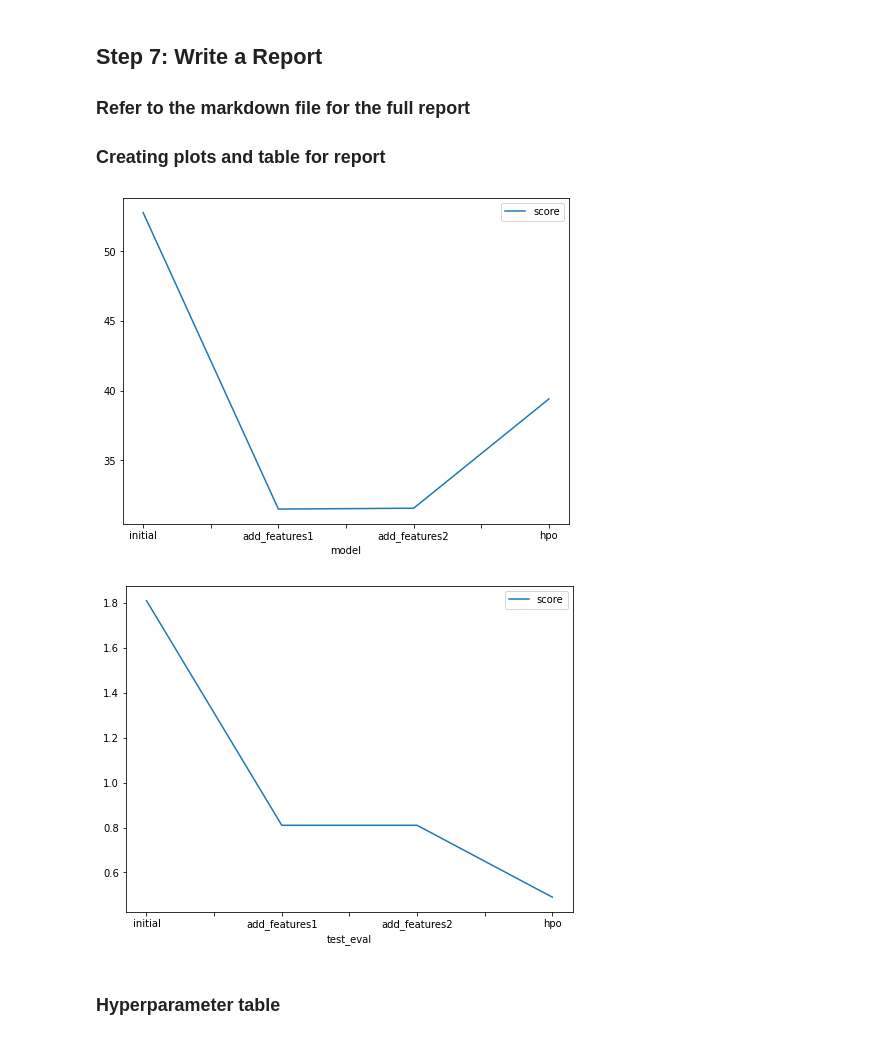
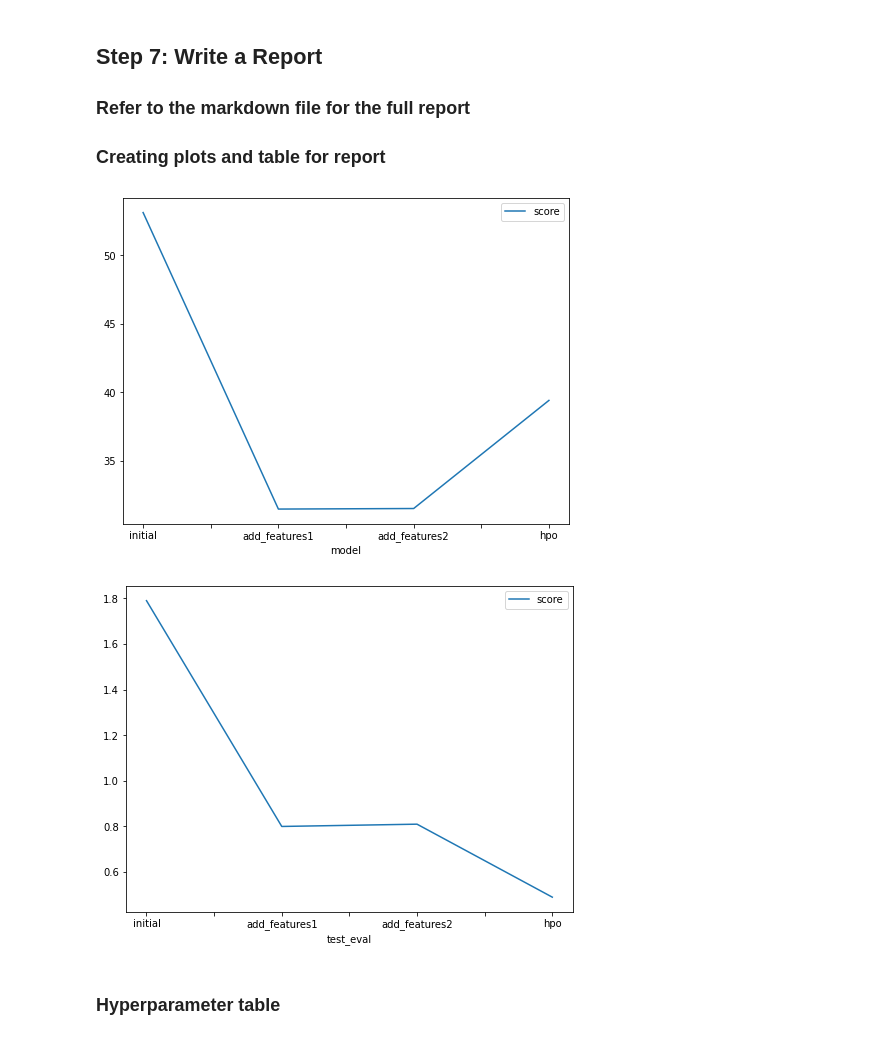
Before and after one commit to Gerban/Bike-Sharing-Demand-with-AutoGluon, a Jupyter notebook: BikeshareDemand_AutoGluon_AG.ipynb, the cells around one changed output. Saved outputs shown, nothing was run; the diff lists cells and outputs as text; code cells hidden in the pictures.

```diff
--- a/BikeshareDemand_AutoGluon_AG.ipynb
+++ b/BikeshareDemand_AutoGluon_AG.ipynb
@@ -709,26 +716,26 @@ submission_new_hpo.to_csv('./bike-sharing-demand/submission_new_hpo.csv', index=
 # %%
 # Taking the top model score from each training run and creating a line plot to show improvement
 # You can create these in the notebook and save them to PNG or use some other tool (e.g. google sheets, excel)
 fig = pd.DataFrame(
     {
         "model": ["initial", "add_features1", "add_features2", "hpo"],
-        "score": [52.76, 31.52, 31.58, 39.41]
+        "score": [53.10, 31.49, 31.53, 39.41]
     }
 ).plot(x="model", y="score", figsize=(8, 6)).get_figure()
 fig.savefig('./img/model_train_score.png')
 # %% [output]
-[figure, old version]
+[figure, new version]
 # %%
 # Take the 3 kaggle scores and creating a line plot to show improvement: note that Kaggle score is RMSLE rather than RMSE
 fig = pd.DataFrame(
     {
         "test_eval": ["initial", "add_features1", "add_features2", "hpo"],
-        "score": [1.81, 0.81, 0.81, 0.49]
+        "score": [1.79, 0.80, 0.81, 0.49]
     }
 ).plot(x="test_eval", y="score", figsize=(8, 6)).get_figure()
 fig.savefig('./img/model_test_score.png')
 # %% [output]
-[figure, old version]
+[figure, new version]
 # %% [markdown]
 ### Hyperparameter table
 # %%
```
Also changed, not shown: parts of 32 cells of this notebook, 4 other files.
